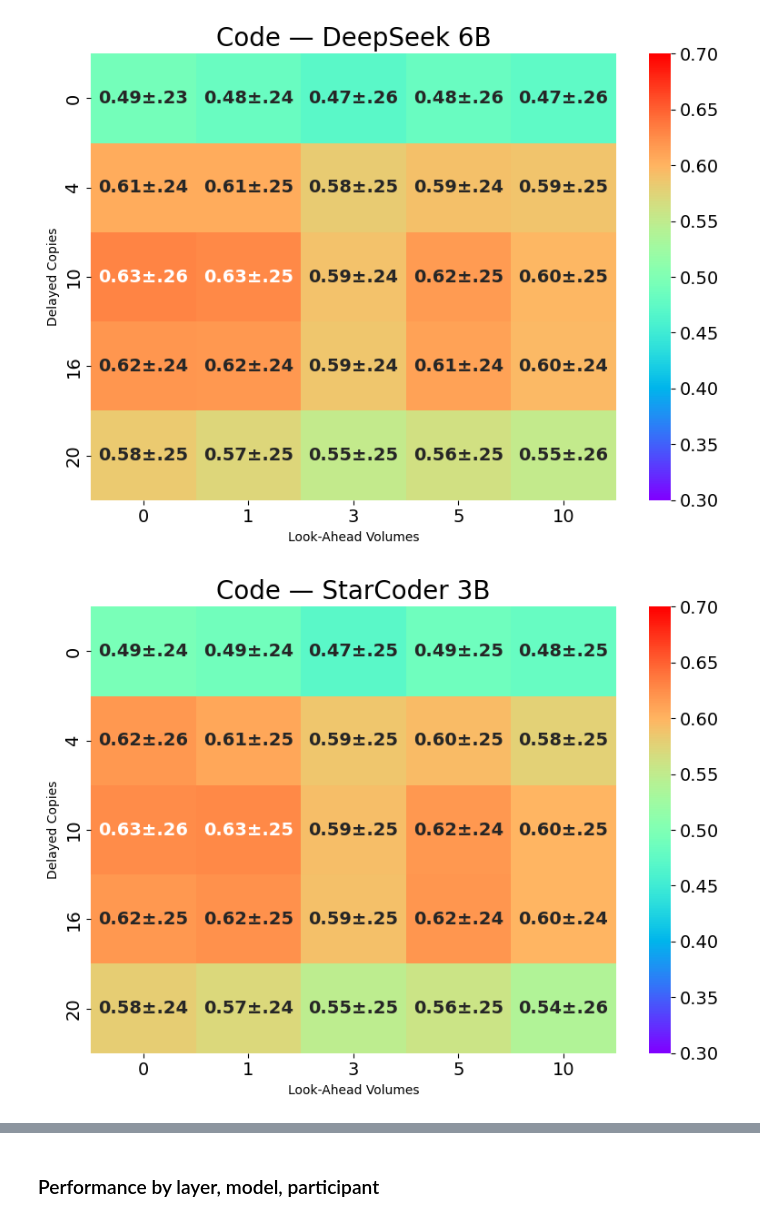
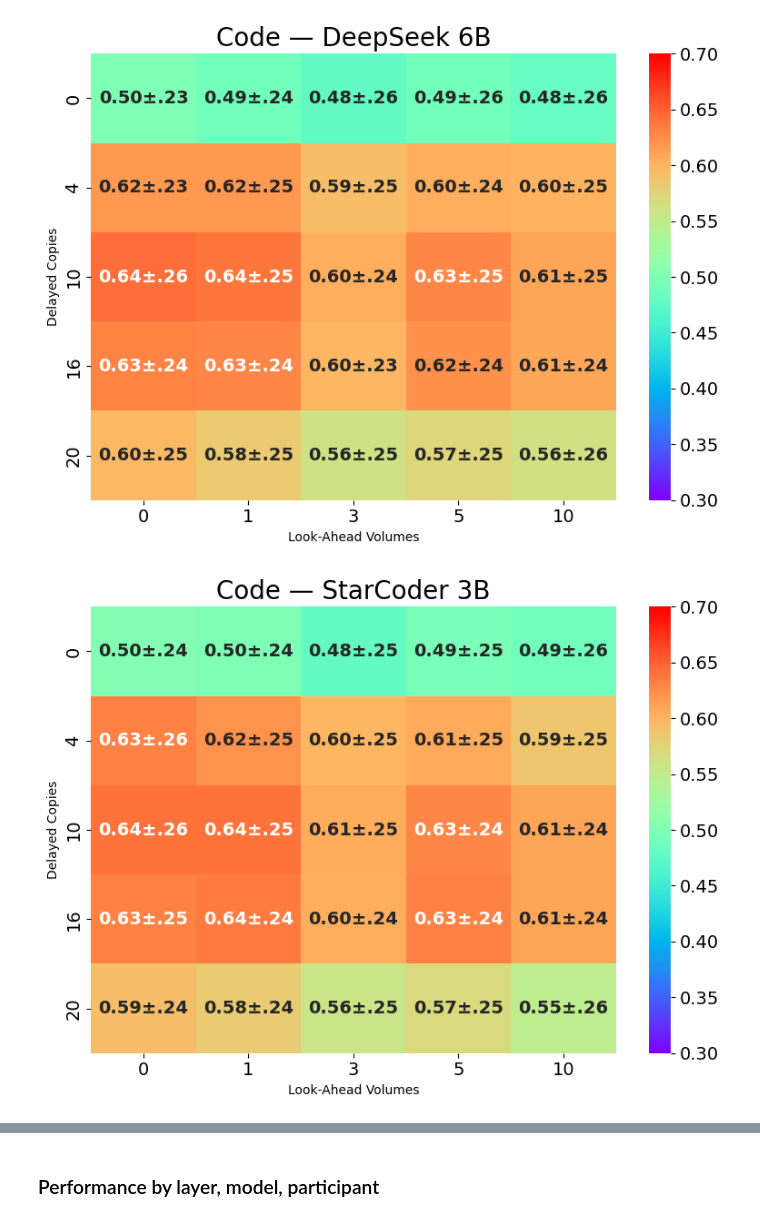
Before and after one commit to largehappygroup/fmri_model, a Jupyter notebook: analysis/fir/rq1_parameter_comparison.ipynb, the cells around one changed output, grey strips where cells are left out. Saved outputs shown, nothing was run; the diff lists cells and outputs as text; code cells hidden in the pictures.

```diff
--- a/analysis/fir/rq1_parameter_comparison.ipynb
+++ b/analysis/fir/rq1_parameter_comparison.ipynb
@@ -41,8 +41,13 @@ model_labels = {
     'starcoder2_7b': 'StarCoder 7B'
 }
 # %%
+mask = (
+    (records['participant'] != '101') &
+    (records['participant'] != '130')
+)
 
-for (task, model), group_df in records.groupby(['task', 'model']):
+for (task, model), group_df in records[mask].groupby(['task', 'model']):
+# for (task, model), group_df in records.groupby(['task', 'model']):
 
     # Mean participant performance across participants, grouped by the two axes
     pivot_mean = np.array(
@@ -85,2 +90,2 @@ for (task, model), group_df in records.groupby(['task', 'model']):
-[figure, old version]
+[figure, new version]
-[figure, old version]
+[figure, new version]
```
Also changed, not shown: parts of 10 cells of this notebook, 3 other files.
